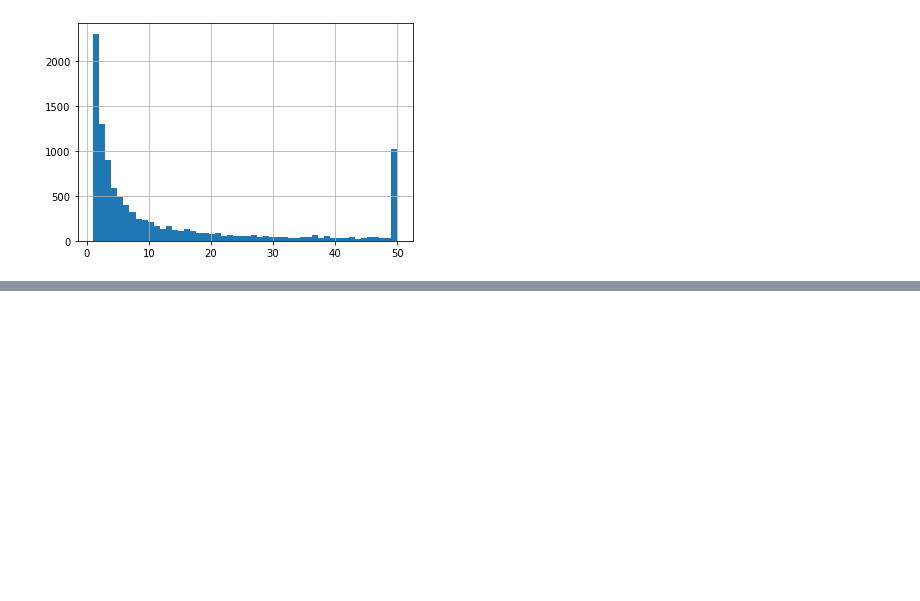
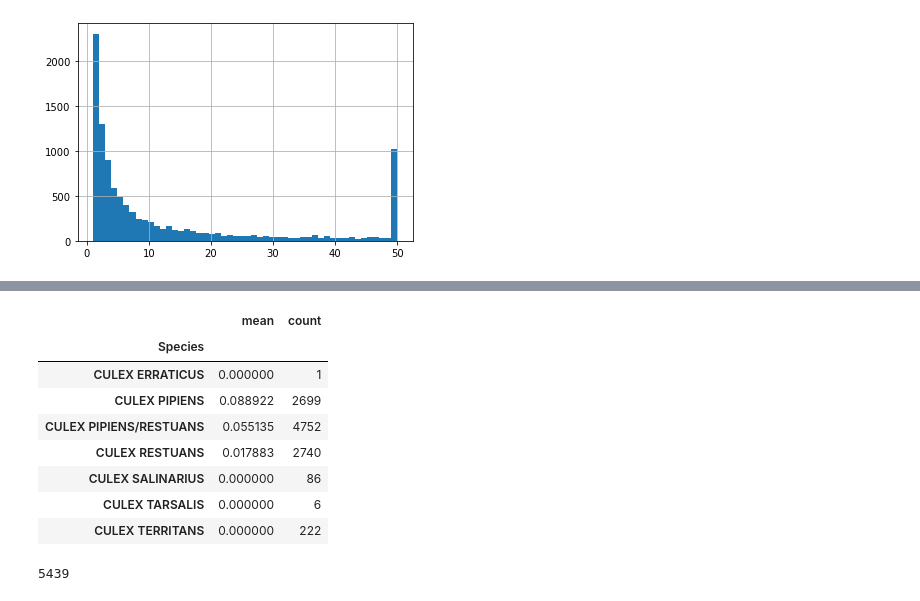
Before and after one commit to msamhz/GA-Project_4, a Jupyter notebook: code/test_data.ipynb, the cells around one changed output, grey strips where cells are left out. Saved outputs shown, nothing was run; the diff lists cells and outputs as text; code cells hidden in the pictures; blank space fills up the shorter version.

```diff
--- a/code/test_data.ipynb
+++ b/code/test_data.ipynb
@@ -112,0 +227,18 @@ Name: 9, dtype: object
+# %%
+# Proportion of WNV by species
+
+train.groupby('Species')['WnvPresent'].agg(['mean', 'count'])
+# %% [output]
+|  | mean | count |
+| Species |  |  |
+| CULEX ERRATICUS | 0.000000 | 1 |
+| CULEX PIPIENS | 0.088922 | 2699 |
+| CULEX PIPIENS/RESTUANS | 0.055135 | 4752 |
+| CULEX RESTUANS | 0.017883 | 2740 |
+| CULEX SALINARIUS | 0.000000 | 86 |
+| CULEX TARSALIS | 0.000000 | 6 |
+| CULEX TERRITANS | 0.000000 | 222 |
+# %%
+2740+2699
+# %% [output]
+5439
```
Also changed, not shown: parts of 26 cells of this notebook.
